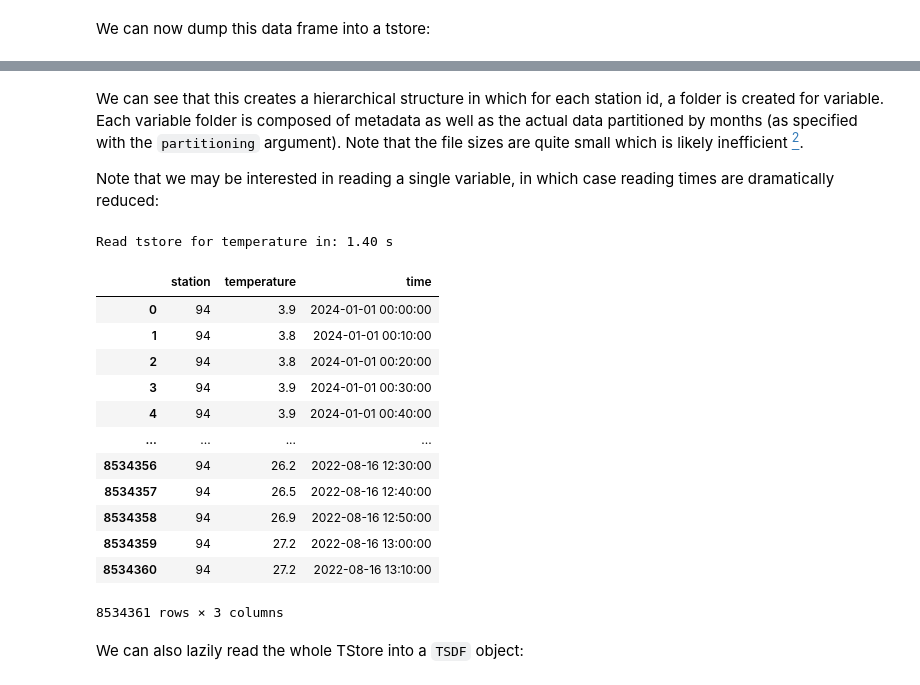
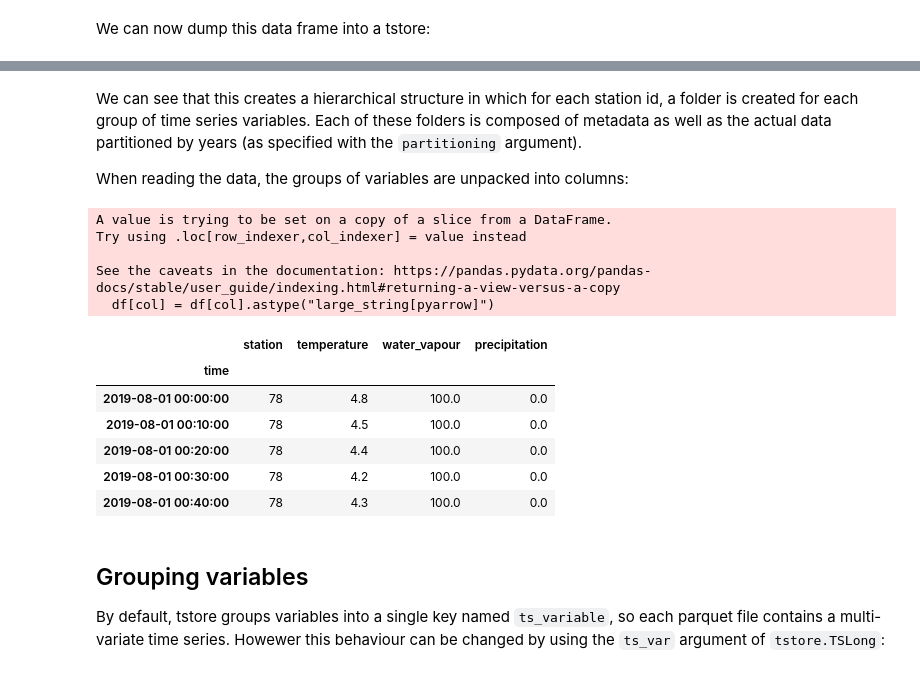
Before and after one commit to ltelab/tstore, a Jupyter notebook: tutorials/01-your-first-tstore.ipynb, the cells around one changed output, grey strips where cells are left out. Drawn from its saved outputs; the diff is of its cells as text; code cells hidden in the pictures.

Commit message:
docs: updated your-first-tstore notebook

```diff
--- a/tutorials/01-your-first-tstore.ipynb
+++ b/tutorials/01-your-first-tstore.ipynb
@@ -133,41 +140,27 @@ def get_tstore_filepaths(base_dir):
 
 tstore_dir = "agrometeo-tstore"
 tstore_structure = "id-var"
-overwrite = True
 id_var = "station"
 time_var = "time"
-# static_variables = ["variable"]
-geometry = None  # NOT IMPLEMENTED YET
 
 # Same partitioning for all TS
 partitioning = "year"
 
-tslong = tstore.TSLong(long_ts_df.reset_index())
+tslong = tstore.TSLong(long_ts_df.reset_index(), id_var, time_var)
 start = time.time()
 tslong.to_tstore(
-    # TSTORE options
     tstore_dir,
-    # DFLONG attributes
-    id_var,
-    time_var,
-    variables,
-    # static_variables=static_variables,
-    # TSTORE options
     partitioning=partitioning,
-    tstore_structure=tstore_structure,
-    overwrite=overwrite,
 )
 print(f"Dumped tstore in: {time.time() - start:.2f} s")
 tstore_filepaths = get_tstore_filepaths(tstore_dir)
 for line in tstore_filepaths[:5] + ["..."] + tstore_filepaths[-5:]:
-    if line.endswith("parquet"):
-        print(line, f"({path.getsize(line)/1e6} MB)")
-    else:
-        print(line)
+    print(line)
 
 total_size = sum(path.getsize(tstore_filepath) for tstore_filepath in tstore_filepaths)
 print(f"Total size: {total_size/1e6} MB (in {len(tstore_filepaths)} files)")
+
 start = time.time()
-ts_df = tstore.open_tslong(tstore_dir)
+ts_df = tstore.open_tslong(tstore_dir, backend="pandas")
 print(f"Read tstore in: {time.time() - start:.2f} s")
 # %% [output]
@@ -188,28 +181,25 @@ Read tstore in: 21.60 s
 # %% [markdown]
-We can see that this creates a hierarchical structure in which for each station id, a folder is created for variable. Each variable folder is composed of metadata as well as the actual data partitioned by months (as specified with the `partitioning` argument). Note that the file sizes are quite small which is likely inefficient [<sup>2</sup>](#parquet-file-size).
+We can see that this creates a hierarchical structure in which for each station id, a folder is created for each group of time series variables. Each of these folders is composed of metadata as well as the actual data partitioned by years (as specified with the `partitioning` argument).
 
-Note that we may be interested in reading a single variable, in which case reading times are dramatically reduced:
+When reading the data, the groups of variables are unpacked into columns:
 # %%
-start = time.time()
-variable = "temperature"
-T_ts_df = tstore.open_tslong(tstore_dir, ts_variables=variable)
-print(f"Read tstore for {variable} in: {time.time() - start:.2f} s")
-T_ts_df
+ts_df.head()
 # %% [output]
-Read tstore for temperature in: 1.40 s
+A value is trying to be set on a copy of a slice from a DataFrame.
+Try using .loc[row_indexer,col_indexer] = value instead
+
+See the caveats in the documentation: https://pandas.pydata.org/pandas-docs/stable/user_guide/indexing.html#returning-a-view-versus-a-copy
+  df[col] = df[col].astype("large_string[pyarrow]")
-|  | station | temperature | time |
-| 0 | 94 | 3.9 | 2024-01-01 00:00:00 |
-| 1 | 94 | 3.8 | 2024-01-01 00:10:00 |
-| 2 | 94 | 3.8 | 2024-01-01 00:20:00 |
-| 3 | 94 | 3.9 | 2024-01-01 00:30:00 |
-| 4 | 94 | 3.9 | 2024-01-01 00:40:00 |
-| ... | ... | ... | ... |
-| 8534356 | 94 | 26.2 | 2022-08-16 12:30:00 |
-| 8534357 | 94 | 26.5 | 2022-08-16 12:40:00 |
-| 8534358 | 94 | 26.9 | 2022-08-16 12:50:00 |
-| 8534359 | 94 | 27.2 | 2022-08-16 13:00:00 |
-| 8534360 | 94 | 27.2 | 2022-08-16 13:10:00 |
+|  | station | temperature | water_vapour | precipitation |
+| time |  |  |  |  |
+| 2019-08-01 00:00:00 | 78 | 4.8 | 100.0 | 0.0 |
+| 2019-08-01 00:10:00 | 78 | 4.5 | 100.0 | 0.0 |
+| 2019-08-01 00:20:00 | 78 | 4.4 | 100.0 | 0.0 |
+| 2019-08-01 00:30:00 | 78 | 4.2 | 100.0 | 0.0 |
+| 2019-08-01 00:40:00 | 78 | 4.3 | 100.0 | 0.0 |
-8534361 rows × 3 columns
 # %% [markdown]
-We can also lazily read the whole TStore into a `TSDF` object:
+
+## Grouping variables
+
+By default, tstore groups variables into a single key named `ts_variable`, so each parquet file contains a multi-variate time series. Howewer this behaviour can be changed by using the `ts_var` argument of `tstore.TSLong`:
 # %%
```
Also changed, not shown: parts of 23 cells of this notebook.
